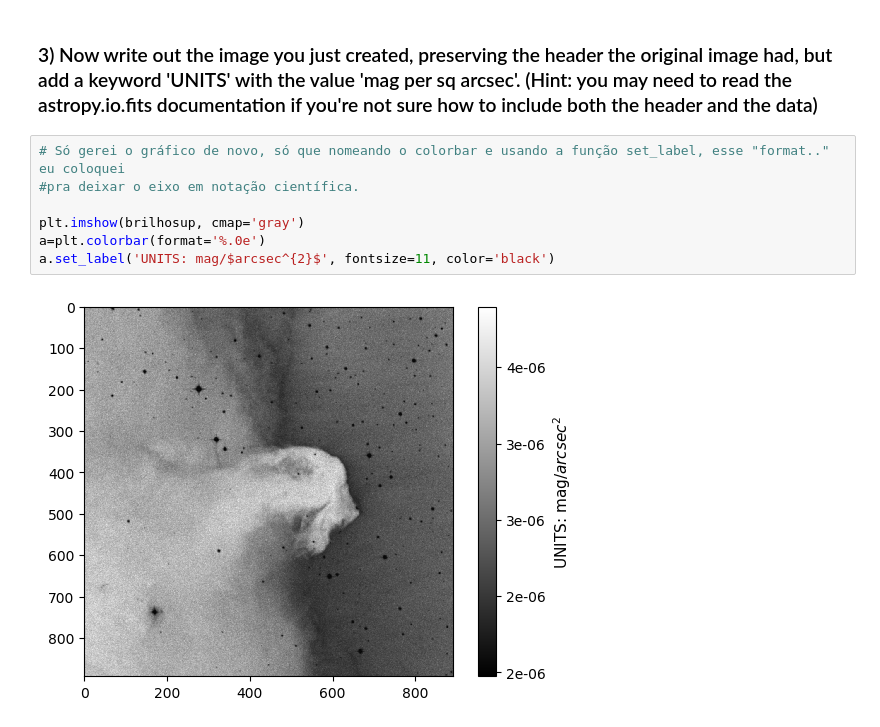
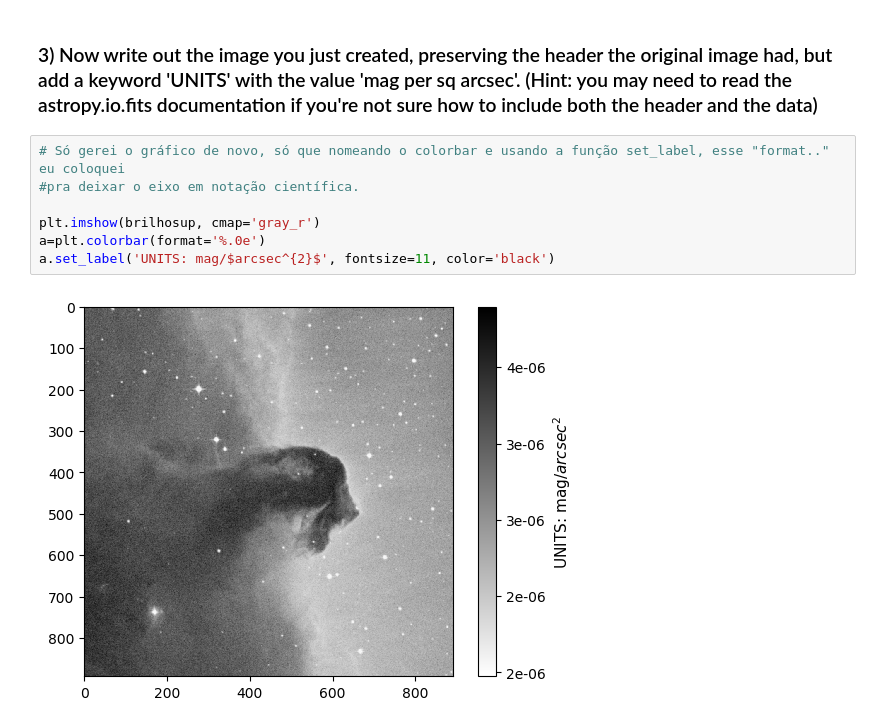
Before and after one commit to fabiocw16/rep1, a Jupyter notebook: Treino FITS/Treinamento FITS.ipynb, the cells around one changed output. Saved outputs shown, nothing was run; the diff lists cells and outputs as text.

```diff
--- a/Treino FITS/Treinamento FITS.ipynb
+++ b/Treino FITS/Treinamento FITS.ipynb
@@ -308,9 +311,9 @@ plt.colorbar()
 # %%
 # Só gerei o gráfico de novo, só que nomeando o colorbar e usando a função set_label, esse "format.." eu coloquei
 #pra deixar o eixo em notação científica.
 
-plt.imshow(brilhosup, cmap='gray')
+plt.imshow(brilhosup, cmap='gray_r')
 a=plt.colorbar(format='%.0e')
 a.set_label('UNITS: mag/$arcsec^{2}$', fontsize=11, color='black')
 # %% [output]
-[figure, old version]
+[figure, new version]
```
Also changed, not shown: parts of 3 cells of this notebook.
